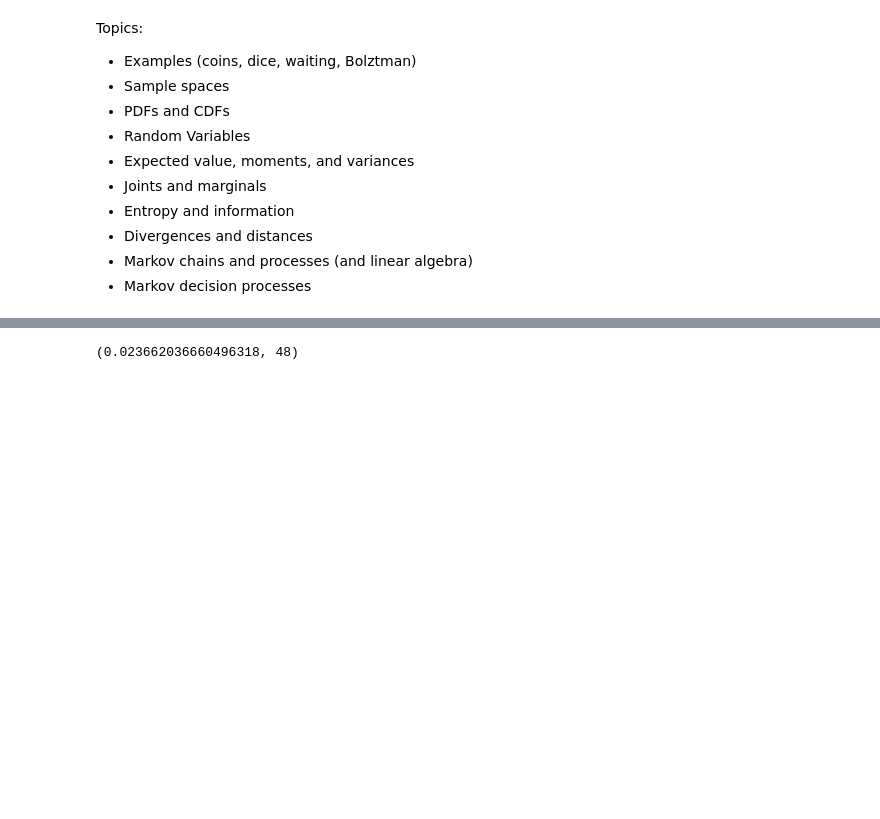
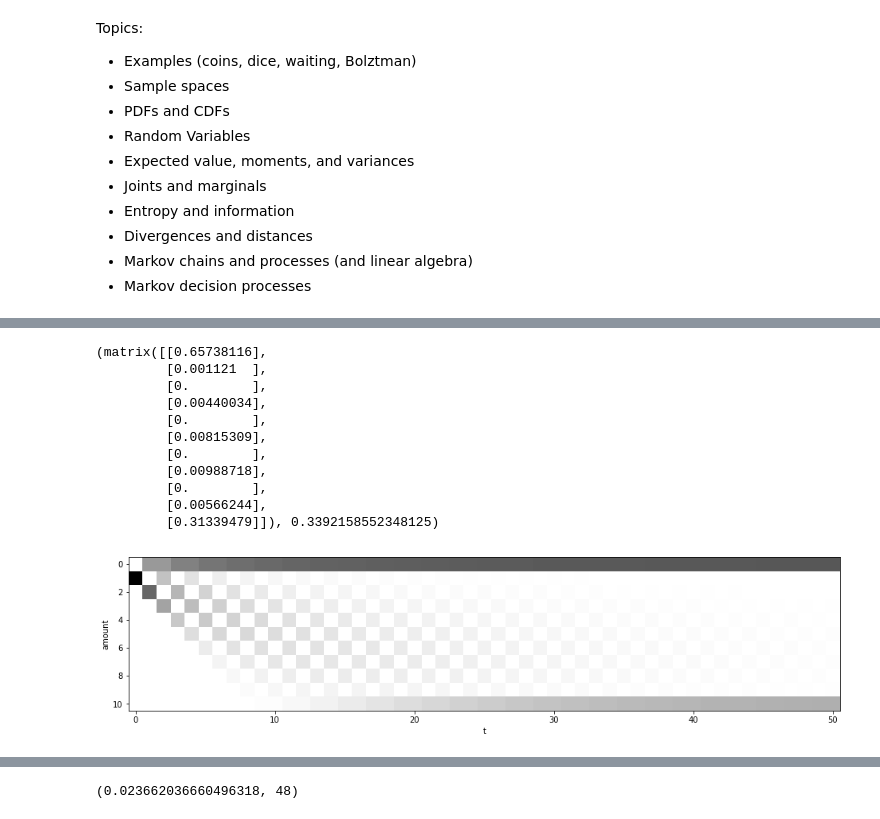
Before and after one commit to klavins/EE502P, a Jupyter notebook: 8.Probability.ipynb, the cells around one changed output, grey strips where cells are left out. Cells and saved outputs as stored; diff of their text form; code cells hidden in the pictures; blank space fills up the shorter version.

```diff
--- a/8.Probability.ipynb
+++ b/8.Probability.ipynb
@@ -18,0 +563,41 @@ Topics:
+# %%
+n = 10
+prob = 0.6
+
+P = np.zeros((n+1,n+1))
+P[0,0] = 1
+P[n,n] = 1
+for i in range(n-1):
+    P[i+2,i+1] = prob
+    P[i,i+1] = 1-prob
+
+p = np.zeros(n+1)
+p[1] = 1
+
+trajectory = [p]
+for t in range(50):
+    p = P.dot(p)
+    trajectory.append(p)
+
+trajectory = np.matrix(trajectory).transpose()
+
+fig,ax = plt.subplots(1,1,figsize=(16,5))
+ax.imshow(trajectory,cmap="gray_r")
+ax.set_xlabel("t")
+ax.set_ylabel("amount");
+
+q = (1-prob)/prob
+trajectory[:,-1], (1-q) / (1-q**n)
+# %% [output]
+(matrix([[0.65738116],
+         [0.001121  ],
+         [0.        ],
+         [0.00440034],
+         [0.        ],
+         [0.00815309],
+         [0.        ],
+         [0.00988718],
+         [0.        ],
+         [0.00566244],
+         [0.31339479]]), 0.3392158552348125)
+[figure, added]
```
Also changed, not shown: parts of 26 cells of this notebook.
